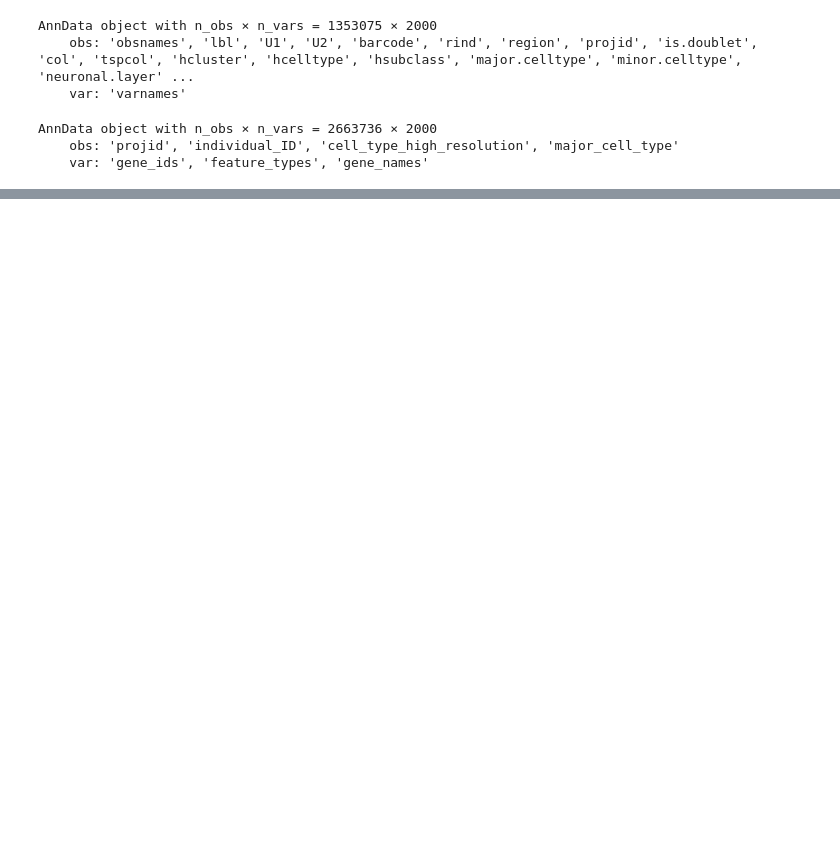
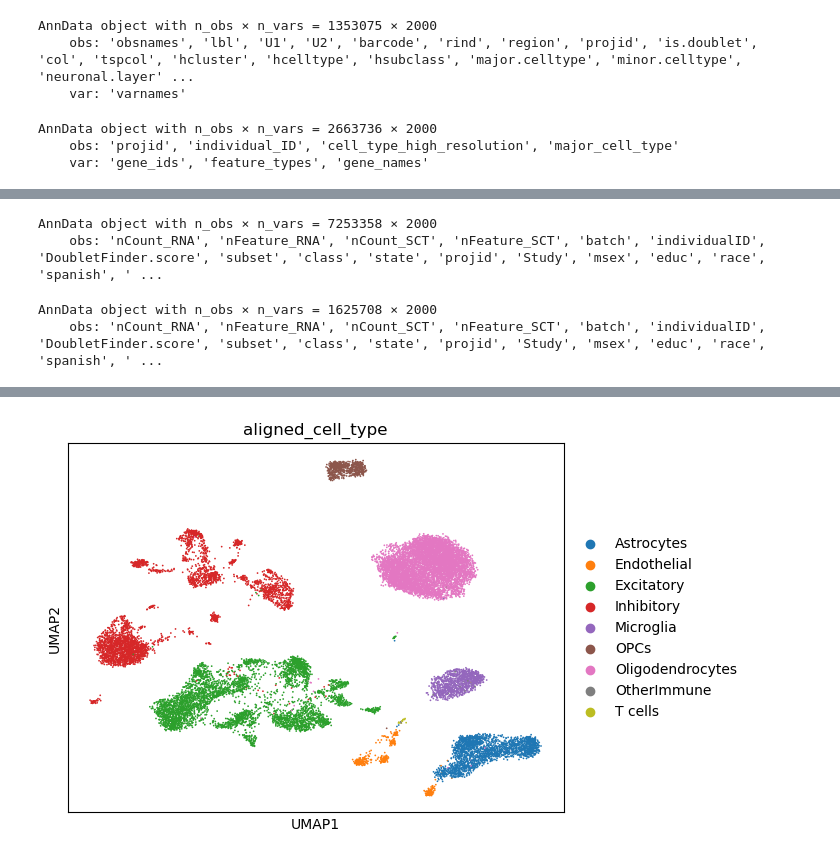
Before and after one commit to zzheng18/microglia, a Jupyter notebook: process_data/rosmap_datasets.ipynb, the cells around one changed output, grey strips where cells are left out. Drawn from its saved outputs; the diff is of its cells as text; code cells hidden in the pictures; blank space fills up the shorter version.

Commit message:
update human rosmap integration

```diff
--- a/process_data/rosmap_datasets.ipynb
+++ b/process_data/rosmap_datasets.ipynb
@@ -508,0 +876,5 @@ diverse_cohort.write_h5ad('/lustre/groups/ml01/projects/2024_microglia_zihe.zhen
+# %%
+rosmap = sc.read_h5ad('/lustre/groups/ml01/projects/2024_microglia_zihe.zheng/rosmap/dlpfc2/raw_h5ad/all_hvg_rosmap_align.h5ad')
+diverse_cohort = sc.read_h5ad('/lustre/groups/ml01/projects/2024_microglia_zihe.zheng/diverse_cohort/diverse_cohort_hvg_rosmap_annot_align.h5ad')
+multi_region = sc.read_h5ad('/lustre/groups/ml01/projects/2024_microglia_zihe.zheng/rosmap_multiome/all_brain_regions_filt_preprocessed_scanpy_fullmatrix_annot_hvg_rosmap_annot_align.h5ad')
+aging = sc.read_h5ad('/lustre/groups/ml01/projects/2024_microglia_zihe.zheng/rosmap_aging/PFC427_raw_data_hvg_rosmap_annot_align.h5ad')
@@ -508,0 +885,19 @@ diverse_cohort.write_h5ad('/lustre/groups/ml01/projects/2024_microglia_zihe.zhen
+# %%
+adata
+# %% [output]
+AnnData object with n_obs × n_vars = 7253358 × 2000
+    obs: 'nCount_RNA', 'nFeature_RNA', 'nCount_SCT', 'nFeature_SCT', 'batch', 'individualID', 'DoubletFinder.score', 'subset', 'class', 'state', 'projid', 'Study', 'msex', 'educ', 'race', 'spanish', ' ...
+# %%
+rosmap
+# %% [output]
+AnnData object with n_obs × n_vars = 1625708 × 2000
+    obs: 'nCount_RNA', 'nFeature_RNA', 'nCount_SCT', 'nFeature_SCT', 'batch', 'individualID', 'DoubletFinder.score', 'subset', 'class', 'state', 'projid', 'Study', 'msex', 'educ', 'race', 'spanish', ' ...
+# %%
+diverse_cohort_subset = diverse_cohort[diverse_cohort.obs.sample(frac=0.01, random_state=42).index].copy()
+sc.pp.normalize_total(diverse_cohort_subset)
+sc.pp.log1p(diverse_cohort_subset)
+sc.pp.pca(diverse_cohort_subset)
+sc.pp.neighbors(diverse_cohort_subset)
+sc.tl.umap(diverse_cohort_subset)
+sc.pl.umap(diverse_cohort_subset, color = 'aligned_cell_type', save = '_diverse_cohort.pdf')
+# %% [output]
@@ -508,0 +905 @@ diverse_cohort.write_h5ad('/lustre/groups/ml01/projects/2024_microglia_zihe.zhen
+[figure, added]
```
Also changed, not shown: parts of 59 cells of this notebook, 8 other files.
